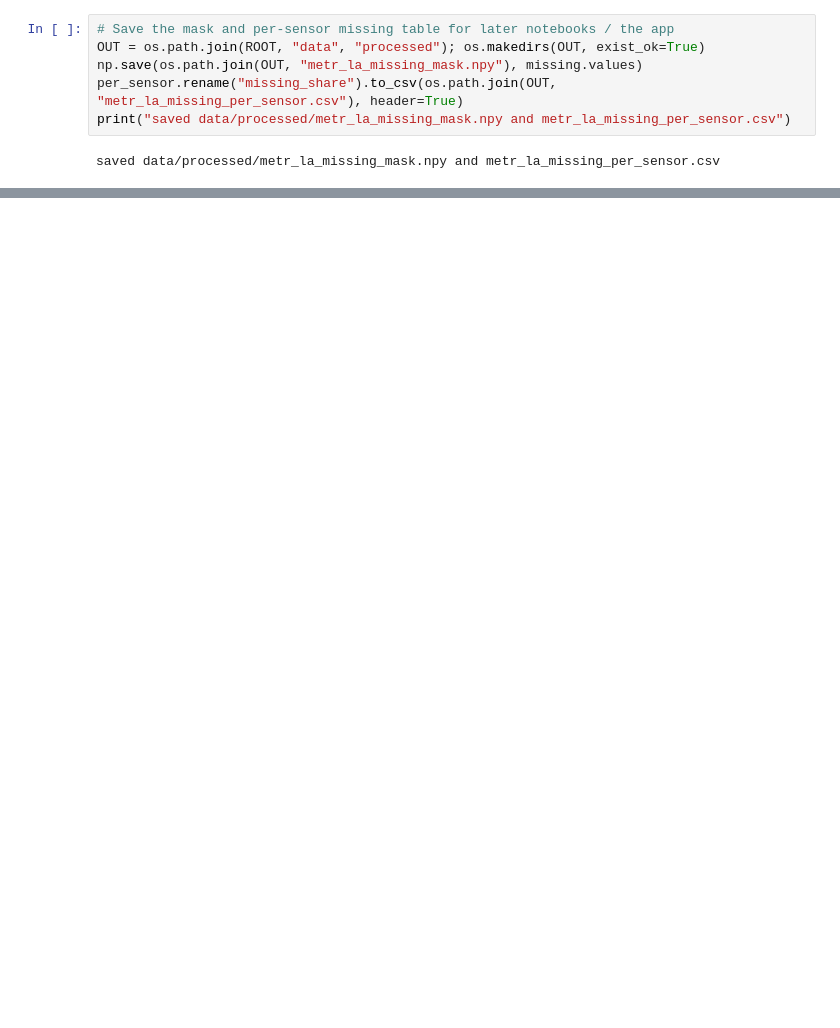
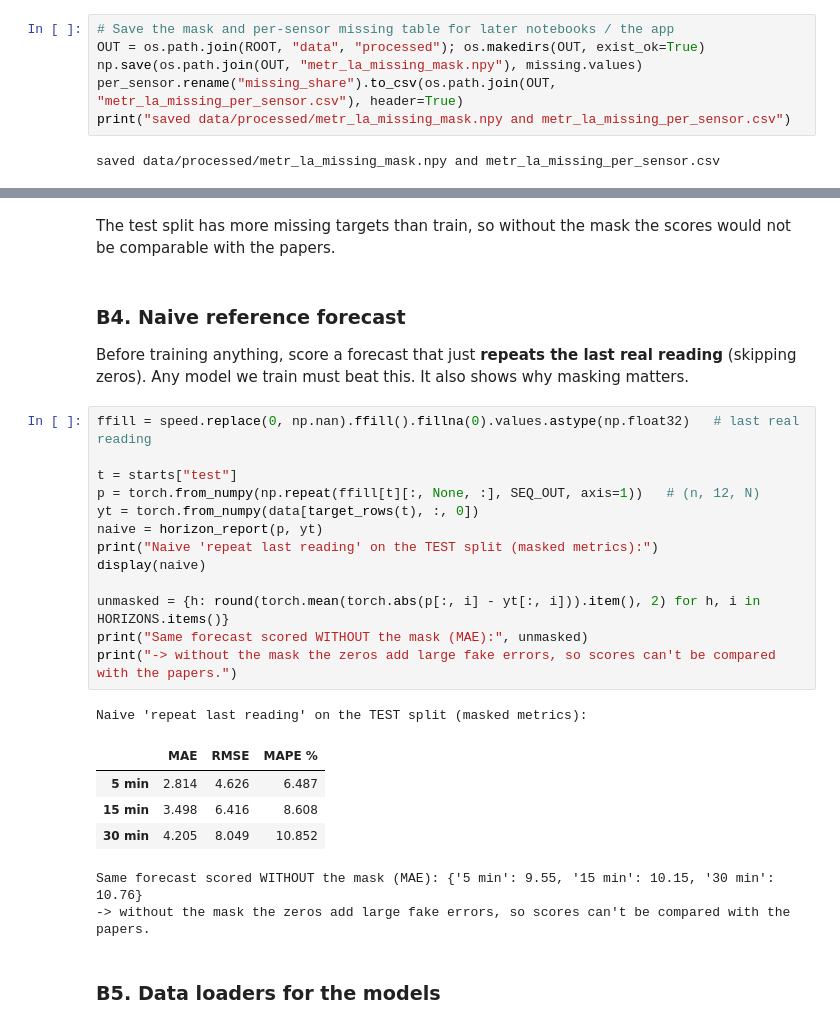
Before and after one commit to AhmadBaabod/SIREN, a Jupyter notebook: traffic_predictor/traffic_predictor.ipynb, the cells around one changed output, grey strips where cells are left out. Drawn from its saved outputs; the diff is of its cells as text; blank space fills up the shorter version.

```diff
--- a/traffic_predictor/01_get_and_check_data.ipynb
+++ b/traffic_predictor/traffic_predictor.ipynb
@@ -249,0 +418,31 @@ saved data/processed/metr_la_missing_mask.npy and metr_la_missing_per_sensor.csv
+# %% [markdown]
+The test split has more missing targets than train, so without the mask the scores would not be
+comparable with the papers.
+# %% [markdown]
+### B4. Naive reference forecast
+
+Before training anything, score a forecast that just **repeats the last real reading** (skipping zeros).
+Any model we train must beat this. It also shows why masking matters.
+# %%
+ffill = speed.replace(0, np.nan).ffill().fillna(0).values.astype(np.float32)   # last real reading
+
+t = starts["test"]
+p = torch.from_numpy(np.repeat(ffill[t][:, None, :], SEQ_OUT, axis=1))   # (n, 12, N)
+yt = torch.from_numpy(data[target_rows(t), :, 0])
+naive = horizon_report(p, yt)
+print("Naive 'repeat last reading' on the TEST split (masked metrics):")
+display(naive)
+
+unmasked = {h: round(torch.mean(torch.abs(p[:, i] - yt[:, i])).item(), 2) for h, i in HORIZONS.items()}
+print("Same forecast scored WITHOUT the mask (MAE):", unmasked)
+print("-> without the mask the zeros add large fake errors, so scores can't be compared with the papers.")
+# %% [output]
+Naive 'repeat last reading' on the TEST split (masked metrics):
+|  | MAE | RMSE | MAPE % |
+| 5 min | 2.814 | 4.626 | 6.487 |
+| 15 min | 3.498 | 6.416 | 8.608 |
+| 30 min | 4.205 | 8.049 | 10.852 |
+Same forecast scored WITHOUT the mask (MAE): {'5 min': 9.55, '15 min': 10.15, '30 min': 10.76}
+-> without the mask the zeros add large fake errors, so scores can't be compared with the papers.
+# %% [markdown]
+### B5. Data loaders for the models
```
Also changed, not shown: parts of 19 cells of this notebook, 5 other files.
